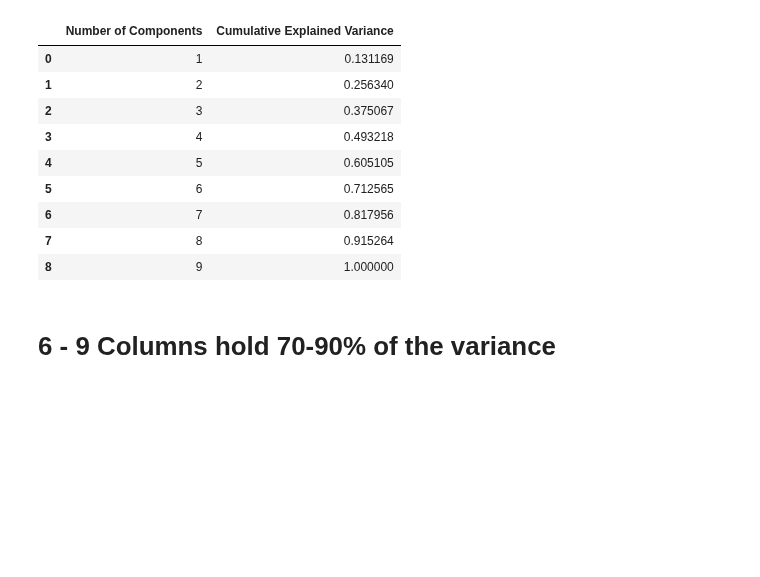
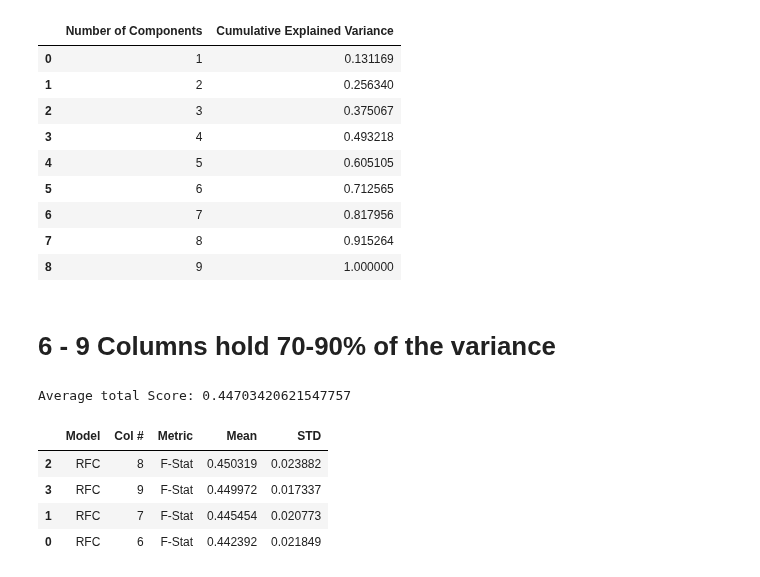
Before and after one commit to MaukanMir/Water-Quality-Classification, a Jupyter notebook: training.ipynb, the cells around one changed output. Saved outputs shown, nothing was run; the diff lists cells and outputs as text; code cells hidden in the pictures; blank space fills up the shorter version.

Commit message:
added new models

```diff
--- a/training.ipynb
+++ b/training.ipynb
@@ -228,6 +228,28 @@ def pca_analysis(X):
         })
     results_df = pd.DataFrame(results)
     return results_df
+
+def test_k_best_columns(names, models, X, y, metric, metric_name, variance_window):
+    model_performance = []
+    total_score, runs = 0, 0
+    for k in variance_window:
+        fs = SelectKBest(score_func=metric, k=k)
+        for i in range(len(models)):
+            pipeline = models[i]
+            scores = evaluate_model(X, y, pipeline)
+            mean_score = np.mean(scores)
+            total_score += mean_score
+            runs+=1
+            model_performance.append({
+                "Model": names[i],
+                "Col #": k,
+                "Metric": metric_name,
+                "Mean": mean_score,
+                "STD":np.std(scores)
+            })
+    performance_df = pd.DataFrame(model_performance)
+    print(f"Average total Score: {total_score/runs}")
+    return performance_df.sort_values(by="Mean", ascending=False)
 # %% [markdown]
 # EDA Analysis
 # %%
@@ -645,3 +667,18 @@ pca_analysis(X_bl)
 | 8 | 9 | 1.000000 |
 # %% [markdown]
 # 6 - 9 Columns hold 70-90% of the variance
+# %%
+names = ["RFC"]
+models = [
+  RandomForestClassifier(max_depth=30, min_samples_leaf=1, min_samples_split=5, n_estimators=300)
+]
+variance_window = range(6,9+1)
+metric = f_classif
+test_k_best_columns(names, models, X, y, metric,'F-Stat', variance_window)
+# %% [output]
+Average total Score: 0.44703420621547757
+|  | Model | Col # | Metric | Mean | STD |
+| 2 | RFC | 8 | F-Stat | 0.450319 | 0.023882 |
+| 3 | RFC | 9 | F-Stat | 0.449972 | 0.017337 |
+| 1 | RFC | 7 | F-Stat | 0.445454 | 0.020773 |
+| 0 | RFC | 6 | F-Stat | 0.442392 | 0.021849 |
```
Also changed, not shown: parts of 1 cell of this notebook.
